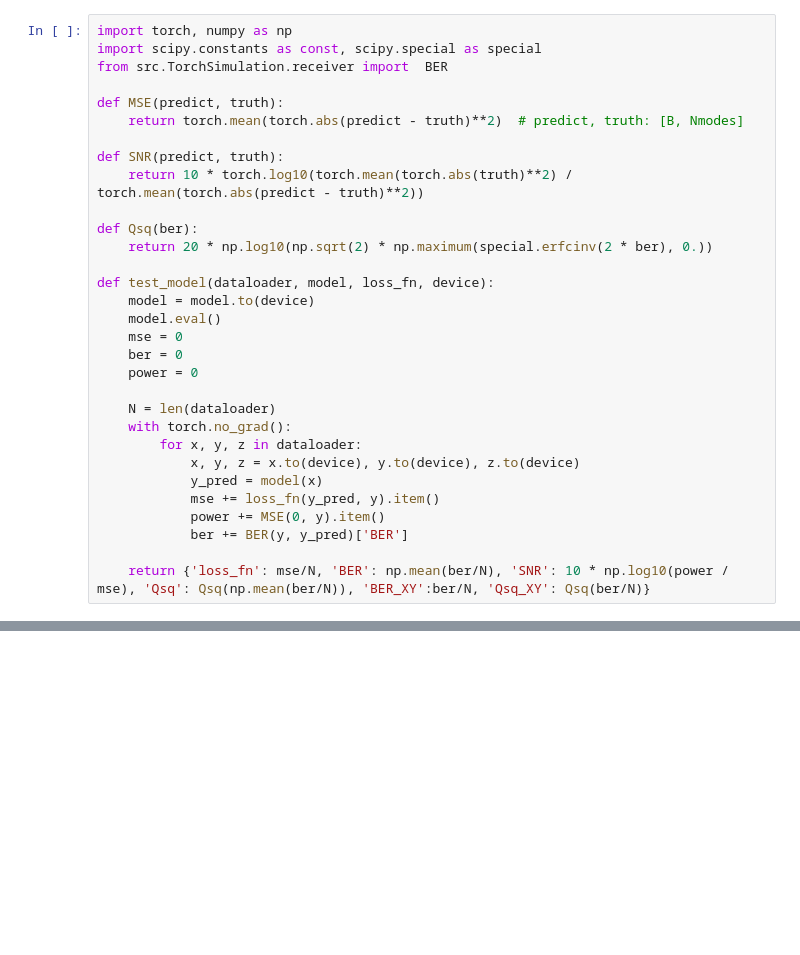
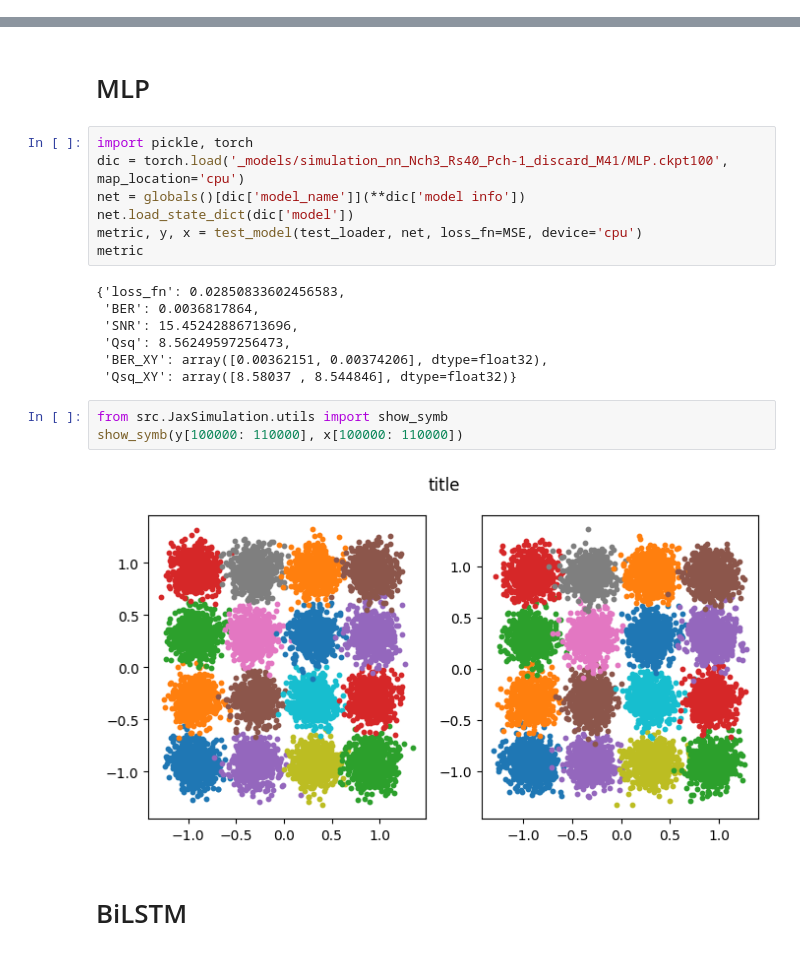
Before and after one commit to xinyuxiao113/TorchFiber, a Jupyter notebook: 0319_NN.ipynb, the cells around one changed output, grey strips where cells are left out. Saved outputs shown, nothing was run; the diff lists cells and outputs as text; blank space fills up the shorter version.

```diff
--- a/0319_NN.ipynb
+++ b/0319_NN.ipynb
@@ -25,32 +111 @@ Number of net parameters:  160920
-# %%
-import torch, numpy as np
-import scipy.constants as const, scipy.special as special
-from src.TorchSimulation.receiver import  BER
-
-def MSE(predict, truth):
-    return torch.mean(torch.abs(predict - truth)**2)  # predict, truth: [B, Nmodes]
-
-def SNR(predict, truth):
-    return 10 * torch.log10(torch.mean(torch.abs(truth)**2) / torch.mean(torch.abs(predict - truth)**2))
-
-def Qsq(ber):
-    return 20 * np.log10(np.sqrt(2) * np.maximum(special.erfcinv(2 * ber), 0.))
-
-def test_model(dataloader, model, loss_fn, device):
-    model = model.to(device)
-    model.eval()
-    mse = 0
-    ber = 0
-    power = 0
-
-    N = len(dataloader)
-    with torch.no_grad():
-        for x, y, z in dataloader:
-            x, y, z = x.to(device), y.to(device), z.to(device)
-            y_pred = model(x)
-            mse += loss_fn(y_pred, y).item()
-            power += MSE(0, y).item()
-            ber += BER(y, y_pred)['BER']
-
-    return {'loss_fn': mse/N, 'BER': np.mean(ber/N), 'SNR': 10 * np.log10(power / mse), 'Qsq': Qsq(np.mean(ber/N)), 'BER_XY':ber/N, 'Qsq_XY': Qsq(ber/N)}
 # %%
@@ -125,0 +151,23 @@ for x,y,z in train_loader:
+# %% [markdown]
+# MLP
+# %%
+import pickle, torch
+dic = torch.load('_models/simulation_nn_Nch3_Rs40_Pch-1_discard_M41/MLP.ckpt100', map_location='cpu')
+net = globals()[dic['model_name']](**dic['model info'])
+net.load_state_dict(dic['model'])
+metric, y, x = test_model(test_loader, net, loss_fn=MSE, device='cpu')
+metric
+# %% [output]
+{'loss_fn': 0.02850833602456583,
+ 'BER': 0.0036817864,
+ 'SNR': 15.45242886713696,
+ 'Qsq': 8.56249597256473,
+ 'BER_XY': array([0.00362151, 0.00374206], dtype=float32),
+ 'Qsq_XY': array([8.58037 , 8.544846], dtype=float32)}
+# %%
+from src.JaxSimulation.utils import show_symb
+show_symb(y[100000: 110000], x[100000: 110000])
+# %% [output]
+[figure, added]
+# %% [markdown]
+# BiLSTM
```
Also changed, not shown: parts of 40 cells of this notebook, 18 other files.
